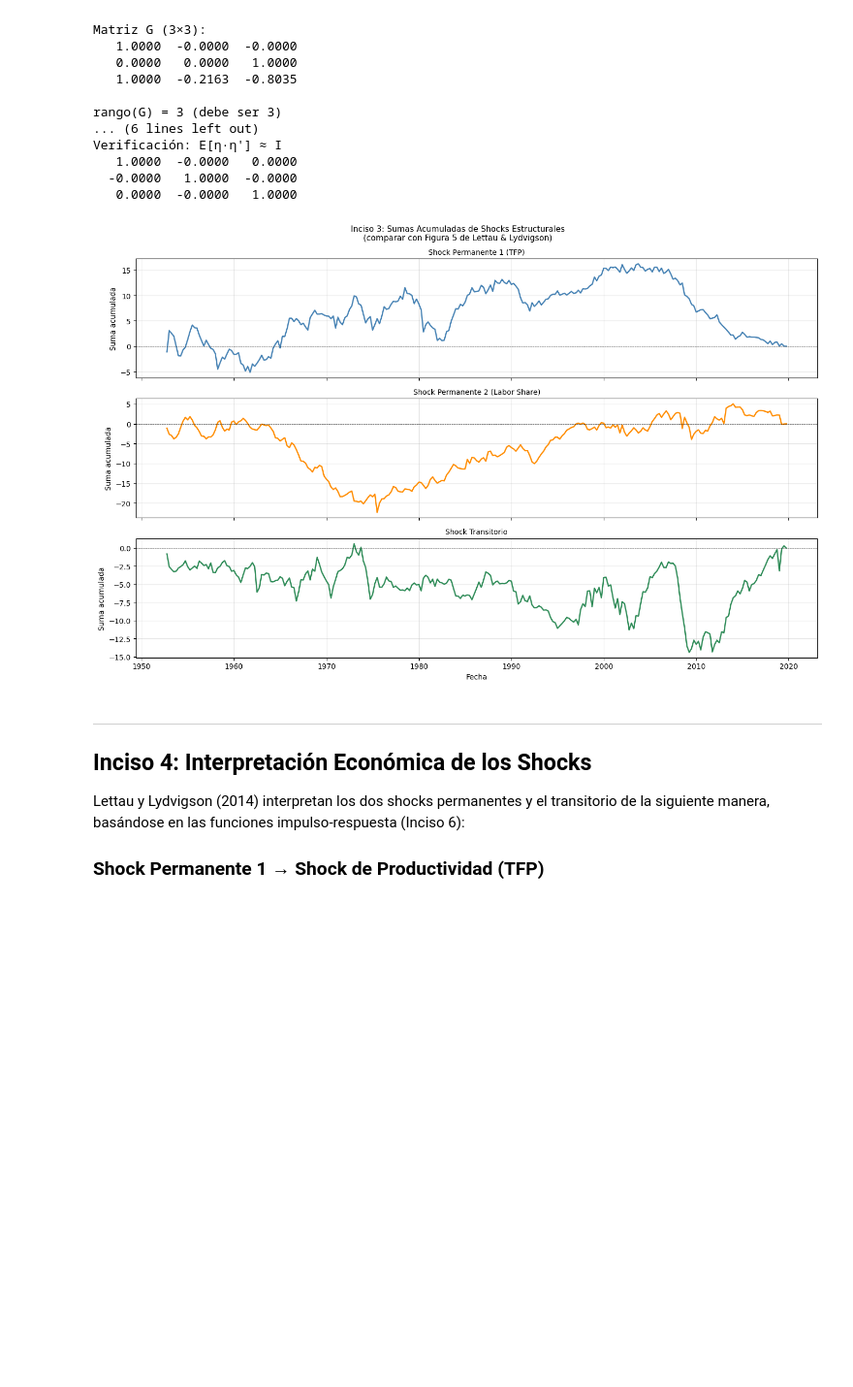
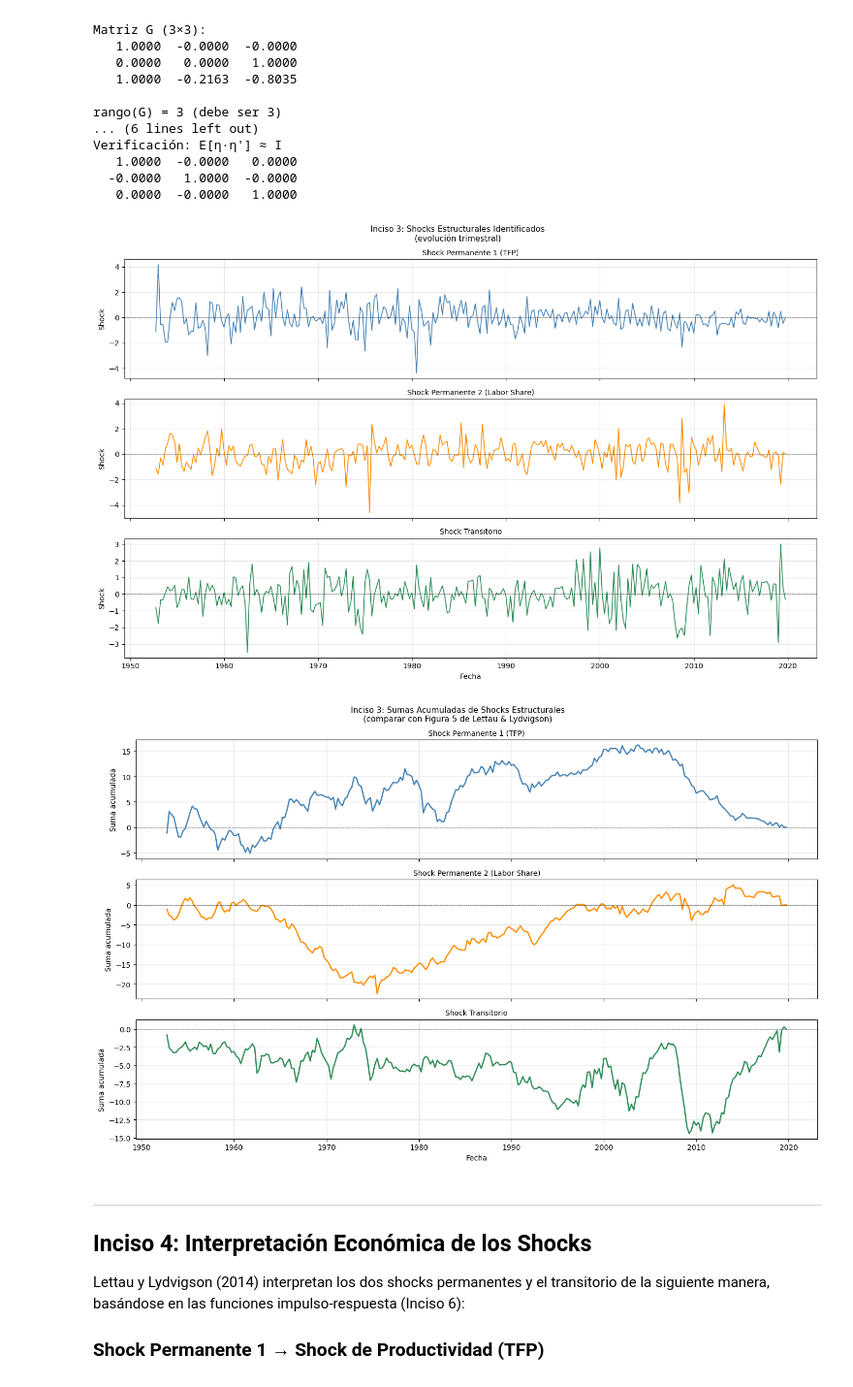
Before and after one commit to DavidGuzzi/MECMT15-98, a Jupyter notebook: Ejercicio1_ShocksAndCrashes.ipynb, the cells around one changed output. Shown at 97% size. Cells and saved outputs as stored; diff of their text form; code cells hidden in the pictures; blank space fills up the shorter version.

```diff
--- a/Ejercicio1_ShocksAndCrashes.ipynb
+++ b/Ejercicio1_ShocksAndCrashes.ipynb
@@ -130,6 +130,9 @@ def estimate_vecm(c, a, y, cayt, nlags=1):
     Estimar VECM(1) por MCO (ecuación por ecuación):
 
         Dx_t = v + gamma*cay_{t-1} + Gamma*Dx_{t-1} + e_t
+
+    La estimación ecuación por ecuación es válida porque todas las ecuaciones
+    comparten el mismo conjunto de regresores.
 
     Retorna: v, gamma, Gamma, Omega, resid, tstat, R2
     """
@@ -207,8 +210,23 @@ def gonzalo_ng_identification(gamma, alpha_a, alpha_y, resid, Omega):
 
 def compute_irf_vecm(Gamma, gamma, alpha_a, alpha_y, G, H, nperiods=41):
     """
-    IRF de x_t (niveles) y Dx_t (diferencias) vía forma compañera VAR(2).
-    irf_levels[h, var, shock], irf_diff[h, var, shock]
+    Calcula IRF en niveles y en diferencias convirtiendo el VECM(1) en un VAR(2)
+    y representándolo en companion form de dimensión 6×6:
+
+        [x_t; x_{t-1}] = B [x_{t-1}; x_{t-2}] + Q_s eta_t
+
+    donde B = [[A1, A2]; [I, 0]] es la matriz compañera, con:
+        A1 = I + gamma*alpha' + Gamma    (de la expansión del VECM a VAR(2))
+        A2 = -Gamma
+        Q_s = [G^{-1} H; 0]             (impacto estructural apilado)
+
+    La IRF al horizonte h se extrae del bloque superior de B^h @ Q_s:
+        irf_levels[h] = [B^h Q_s]_{1:3, :}
+        irf_diff[h]   = irf_levels[h] - irf_levels[h-1]
+
+    Retorna:
+        irf_levels[h, var, shock]  — respuesta acumulada (niveles)
+        irf_diff[h, var, shock]    — respuesta marginal (diferencias)
     """
     n     = 3
     alpha = np.array([1.0, -alpha_a, -alpha_y])
@@ -513,35 +531,51 @@ Verificación: E[η·η'] ≈ I
 # incluso cuando gamma_perp fue normalizado correctamente.
 # Convención: P1→c LR>0, P2→a LR>0, T→a impacto>0
 _irf_ref, _ = compute_irf_vecm(Gamma, gamma, alpha_a, alpha_y, G, H, nperiods=41)
 _sign_refs  = [_irf_ref[40, 0, 0],   # P1: efecto LR sobre c
                _irf_ref[40, 1, 1],   # P2: efecto LR sobre a
                _irf_ref[0,  1, 2]]   # T:  efecto impacto sobre a
 for _s in range(3):
     if _sign_refs[_s] < 0:
         eta[_s] *= -1
 
-# Sumas acumuladas de shocks estructurales — comparar con Figura 5 del paper
+# Evolución trimestral de shocks estructurales
 shock_labels = ['Shock Permanente 1 (TFP)',
                 'Shock Permanente 2 (Labor Share)',
                 'Shock Transitorio']
 colors = ['steelblue', 'darkorange', 'seagreen']
 
+fig, axes = plt.subplots(3, 1, figsize=(14, 9), sharex=True)
+for s in range(3):
+    ax = axes[s]
+    ax.plot(dates_resid, eta[s], color=colors[s], linewidth=1.2)
+    ax.axhline(0, color='k', linewidth=0.6, linestyle='--', alpha=0.5)
+    ax.set_title(shock_labels[s], fontsize=10)
+    ax.set_ylabel('Shock')
+    ax.grid(True, alpha=0.3)
+axes[-1].set_xlabel('Fecha')
+
+fig.suptitle('Inciso 3: Shocks Estructurales Identificados\n(evolución trimestral)', fontsize=11)
+plt.tight_layout()
+plt.show()
+
+# Sumas acumuladas de shocks estructurales — comparar con Figura 5 del paper
 fig, axes = plt.subplots(3, 1, figsize=(14, 9), sharex=True)
 for s in range(3):
     ax = axes[s]
     ax.plot(dates_resid, np.cumsum(eta[s]), color=colors[s], linewidth=1.8)
     ax.axhline(0, color='k', linewidth=0.6, linestyle='--', alpha=0.5)
     ax.set_title(shock_labels[s], fontsize=10)
     ax.set_ylabel('Suma acumulada')
     ax.grid(True, alpha=0.3)
 axes[-1].set_xlabel('Fecha')
 
 fig.suptitle('Inciso 3: Sumas Acumuladas de Shocks Estructurales\n'
              '(comparar con Figura 5 de Lettau & Lydvigson)', fontsize=11)
 plt.tight_layout()
 plt.show()
 # %% [output]
-[figure, old version]
+[figure, new version]
+[figure, added]
 # %% [markdown]
 ---
 ## Inciso 4: Interpretación Económica de los Shocks
```
Also changed, not shown: parts of 2 cells of this notebook.
